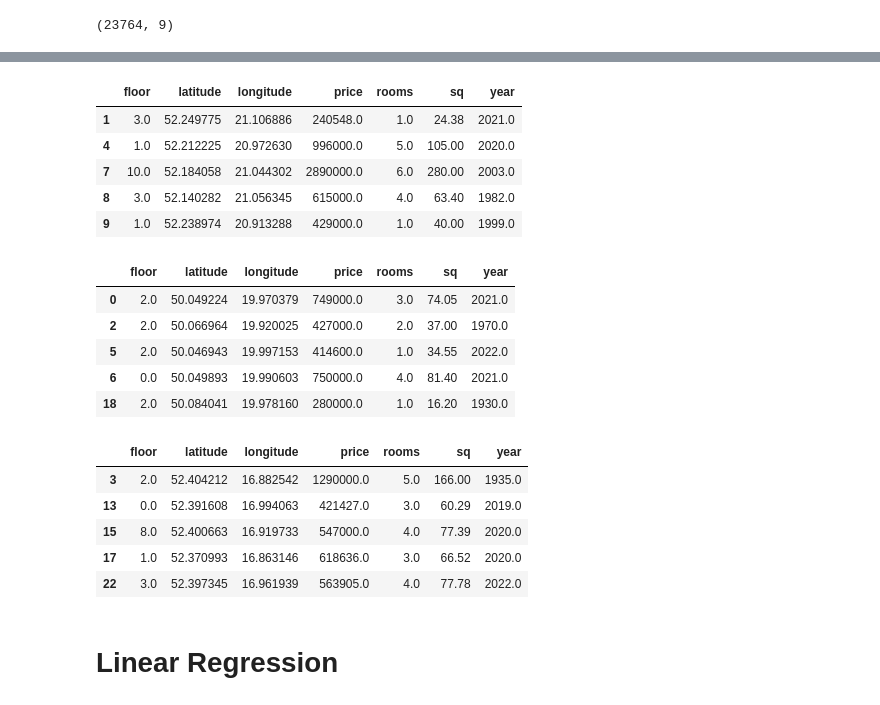
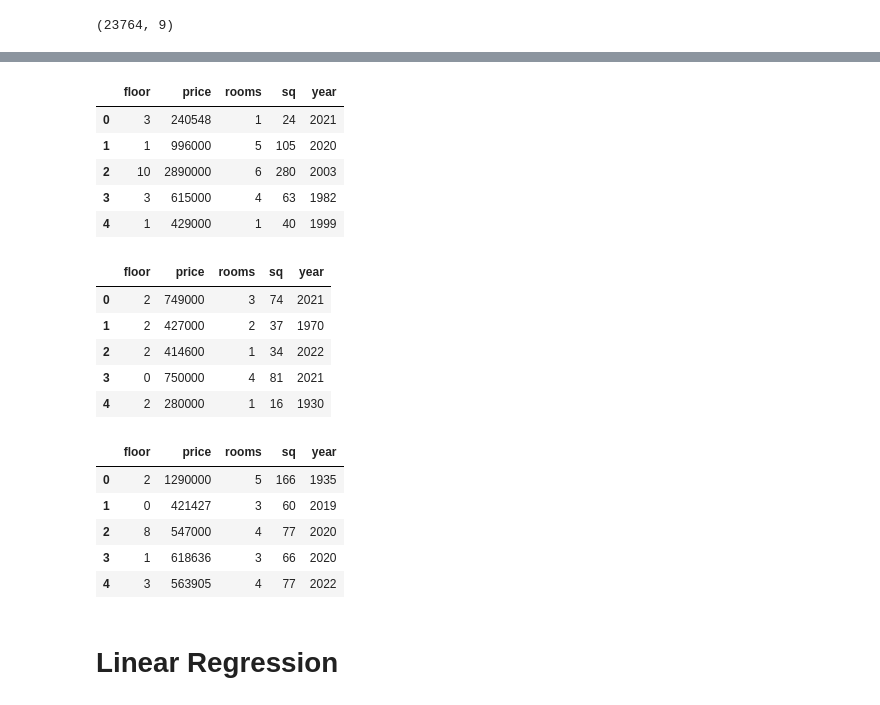
Before and after one commit to am-tropin/poland-apartment-prices, a Jupyter notebook: poland prices - regression.ipynb, the cells around one changed output, grey strips where cells are left out. Saved outputs shown, nothing was run; the diff lists cells and outputs as text; code cells hidden in the pictures.

```diff
--- a/poland prices - regression.ipynb
+++ b/poland prices - regression.ipynb
@@ -68,0 +95,9 @@ price_df.shape
+# %%
+price_df['floor'] = price_df['floor'].astype('int')
+price_df['price'] = price_df['price'].astype('int')
+price_df['price'] = price_df['price'].astype('int')
+price_df['rooms'] = price_df['rooms'].astype('int')
+price_df['sq'] = price_df['sq'].astype('int')
+price_df['year'] = price_df['year'].astype('int')
+price_df2 = price_df.drop(['latitude', 'longitude'], axis=1)
+price_df2.head()
@@ -69,35 +111,35 @@ price_df.shape
 # %%
-warsaw_df = price_df[price_df['city'] == 'Warszawa']
-warsaw_df = warsaw_df.drop(['city'], axis=1)
+warsaw_df = price_df2[price_df2['city'] == 'Warszawa']
+warsaw_df = warsaw_df.drop(['city'], axis=1).reset_index(drop=True)
 warsaw_df.head()
 # %% [output]
-|  | floor | latitude | longitude | price | rooms | sq | year |
-| 1 | 3.0 | 52.249775 | 21.106886 | 240548.0 | 1.0 | 24.38 | 2021.0 |
-| 4 | 1.0 | 52.212225 | 20.972630 | 996000.0 | 5.0 | 105.00 | 2020.0 |
-| 7 | 10.0 | 52.184058 | 21.044302 | 2890000.0 | 6.0 | 280.00 | 2003.0 |
-| 8 | 3.0 | 52.140282 | 21.056345 | 615000.0 | 4.0 | 63.40 | 1982.0 |
-| 9 | 1.0 | 52.238974 | 20.913288 | 429000.0 | 1.0 | 40.00 | 1999.0 |
+|  | floor | price | rooms | sq | year |
+| 0 | 3 | 240548 | 1 | 24 | 2021 |
+| 1 | 1 | 996000 | 5 | 105 | 2020 |
+| 2 | 10 | 2890000 | 6 | 280 | 2003 |
+| 3 | 3 | 615000 | 4 | 63 | 1982 |
+| 4 | 1 | 429000 | 1 | 40 | 1999 |
 # %%
-krakow_df = price_df[price_df['city'] == 'Kraków']
-krakow_df = krakow_df.drop(['city'], axis=1)
+krakow_df = price_df2[price_df2['city'] == 'Kraków']
+krakow_df = krakow_df.drop(['city'], axis=1).reset_index(drop=True)
 krakow_df.head()
 # %% [output]
-|  | floor | latitude | longitude | price | rooms | sq | year |
-| 0 | 2.0 | 50.049224 | 19.970379 | 749000.0 | 3.0 | 74.05 | 2021.0 |
-| 2 | 2.0 | 50.066964 | 19.920025 | 427000.0 | 2.0 | 37.00 | 1970.0 |
-| 5 | 2.0 | 50.046943 | 19.997153 | 414600.0 | 1.0 | 34.55 | 2022.0 |
-| 6 | 0.0 | 50.049893 | 19.990603 | 750000.0 | 4.0 | 81.40 | 2021.0 |
-| 18 | 2.0 | 50.084041 | 19.978160 | 280000.0 | 1.0 | 16.20 | 1930.0 |
+|  | floor | price | rooms | sq | year |
+| 0 | 2 | 749000 | 3 | 74 | 2021 |
+| 1 | 2 | 427000 | 2 | 37 | 1970 |
+| 2 | 2 | 414600 | 1 | 34 | 2022 |
+| 3 | 0 | 750000 | 4 | 81 | 2021 |
+| 4 | 2 | 280000 | 1 | 16 | 1930 |
 # %%
-poznan_df = price_df[price_df['city'] == 'Poznañ']
-poznan_df = poznan_df.drop(['city'], axis=1)
+poznan_df = price_df2[price_df2['city'] == 'Poznañ']
+poznan_df = poznan_df.drop(['city'], axis=1).reset_index(drop=True)
 poznan_df.head()
 # %% [output]
-|  | floor | latitude | longitude | price | rooms | sq | year |
-| 3 | 2.0 | 52.404212 | 16.882542 | 1290000.0 | 5.0 | 166.00 | 1935.0 |
-| 13 | 0.0 | 52.391608 | 16.994063 | 421427.0 | 3.0 | 60.29 | 2019.0 |
-| 15 | 8.0 | 52.400663 | 16.919733 | 547000.0 | 4.0 | 77.39 | 2020.0 |
-| 17 | 1.0 | 52.370993 | 16.863146 | 618636.0 | 3.0 | 66.52 | 2020.0 |
-| 22 | 3.0 | 52.397345 | 16.961939 | 563905.0 | 4.0 | 77.78 | 2022.0 |
+|  | floor | price | rooms | sq | year |
+| 0 | 2 | 1290000 | 5 | 166 | 1935 |
+| 1 | 0 | 421427 | 3 | 60 | 2019 |
+| 2 | 8 | 547000 | 4 | 77 | 2020 |
+| 3 | 1 | 618636 | 3 | 66 | 2020 |
+| 4 | 3 | 563905 | 4 | 77 | 2022 |
 # %% [markdown]
 # Linear Regression
```
Also changed, not shown: parts of 23 cells of this notebook.
